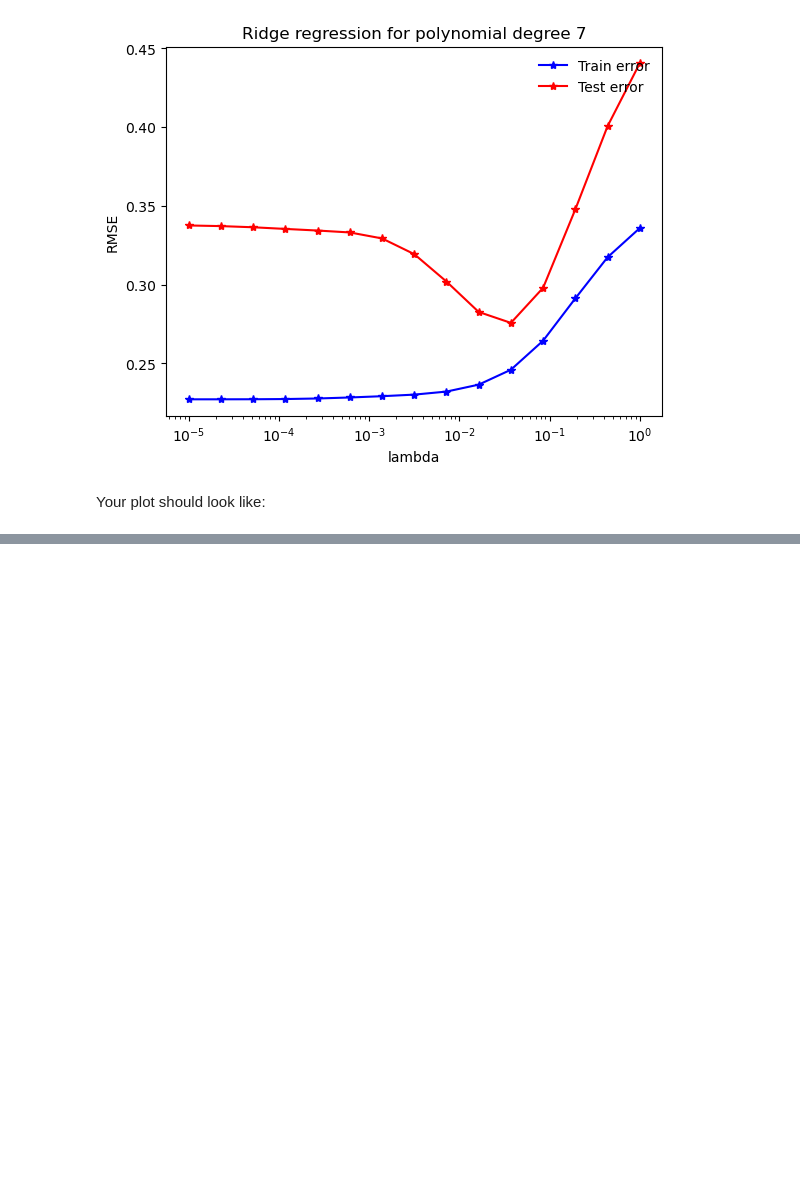
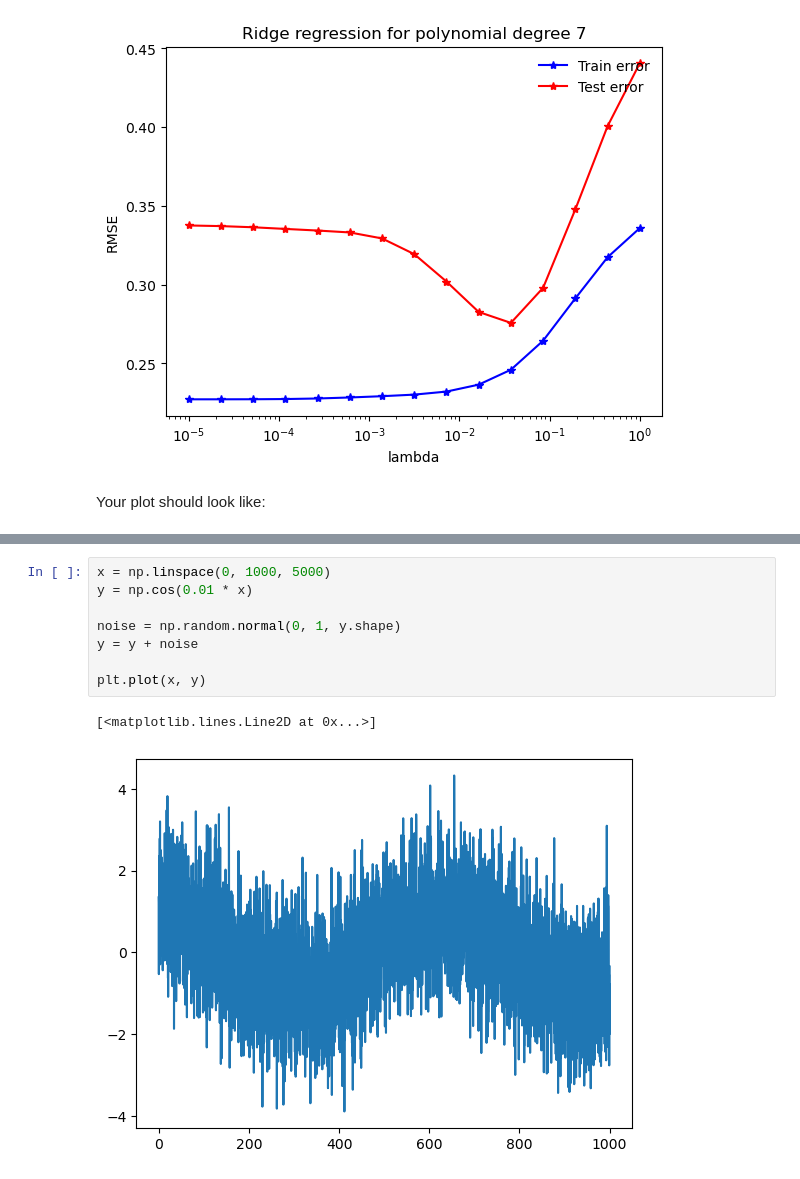
Before and after one commit to pangyujin/ML_course, a Jupyter notebook: labs/ex03/template/ex03.ipynb, the cells around one changed output, grey strips where cells are left out. Saved outputs shown, nothing was run; the diff lists cells and outputs as text; blank space fills up the shorter version.

```diff
--- a/labs/ex03/template/ex03.ipynb
+++ b/labs/ex03/template/ex03.ipynb
@@ -452,3 +452,14 @@ proportion=0.5, degree=7, lambda=1.000, Training RMSE=0.336, Testing RMSE=0.441
 Your plot should look like:
 # %% [markdown]
 ![alt text](ridge_regression.png)
+# %%
+x = np.linspace(0, 1000, 5000)
+y = np.cos(0.01 * x)
+
+noise = np.random.normal(0, 1, y.shape)
+y = y + noise
+
+plt.plot(x, y)
+# %% [output]
+[<matplotlib.lines.Line2D at 0x...>]
+[figure, added]
```
Also changed, not shown: parts of 2 cells of this notebook.
